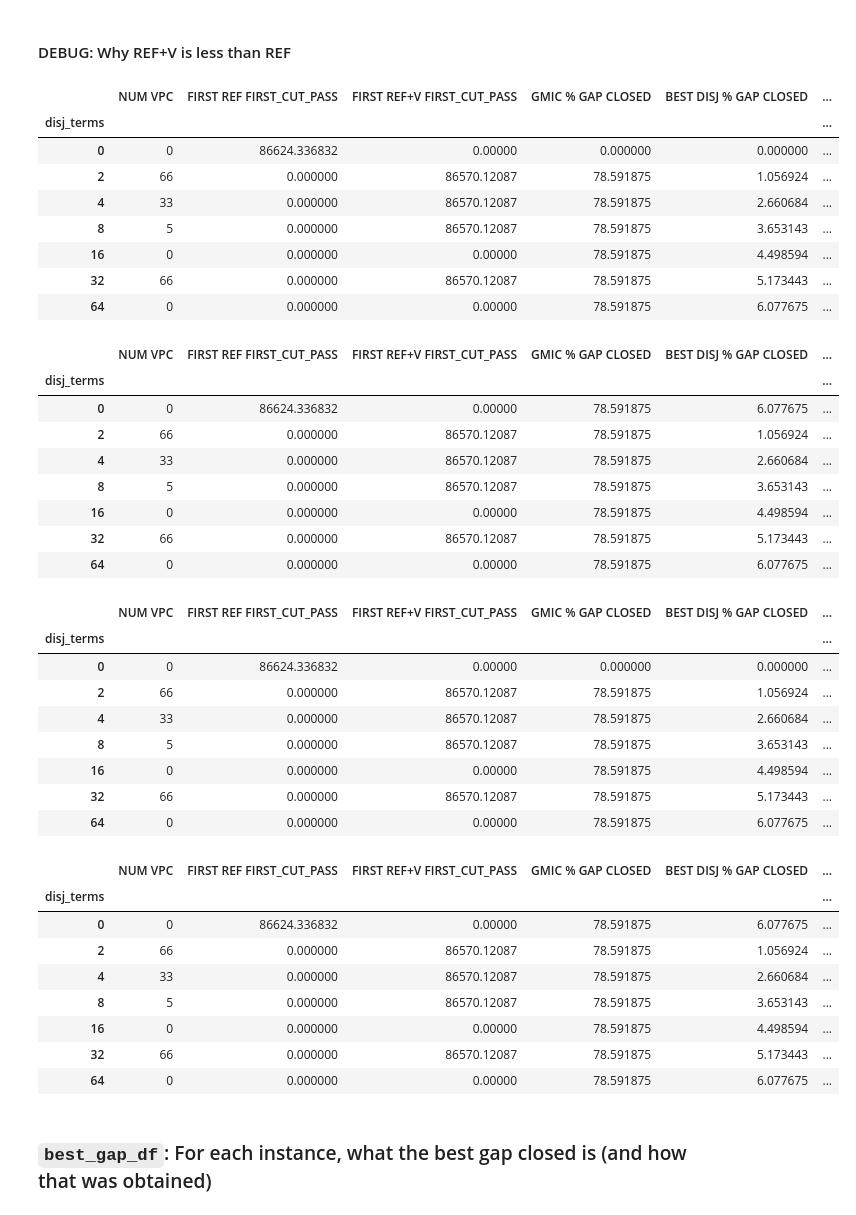
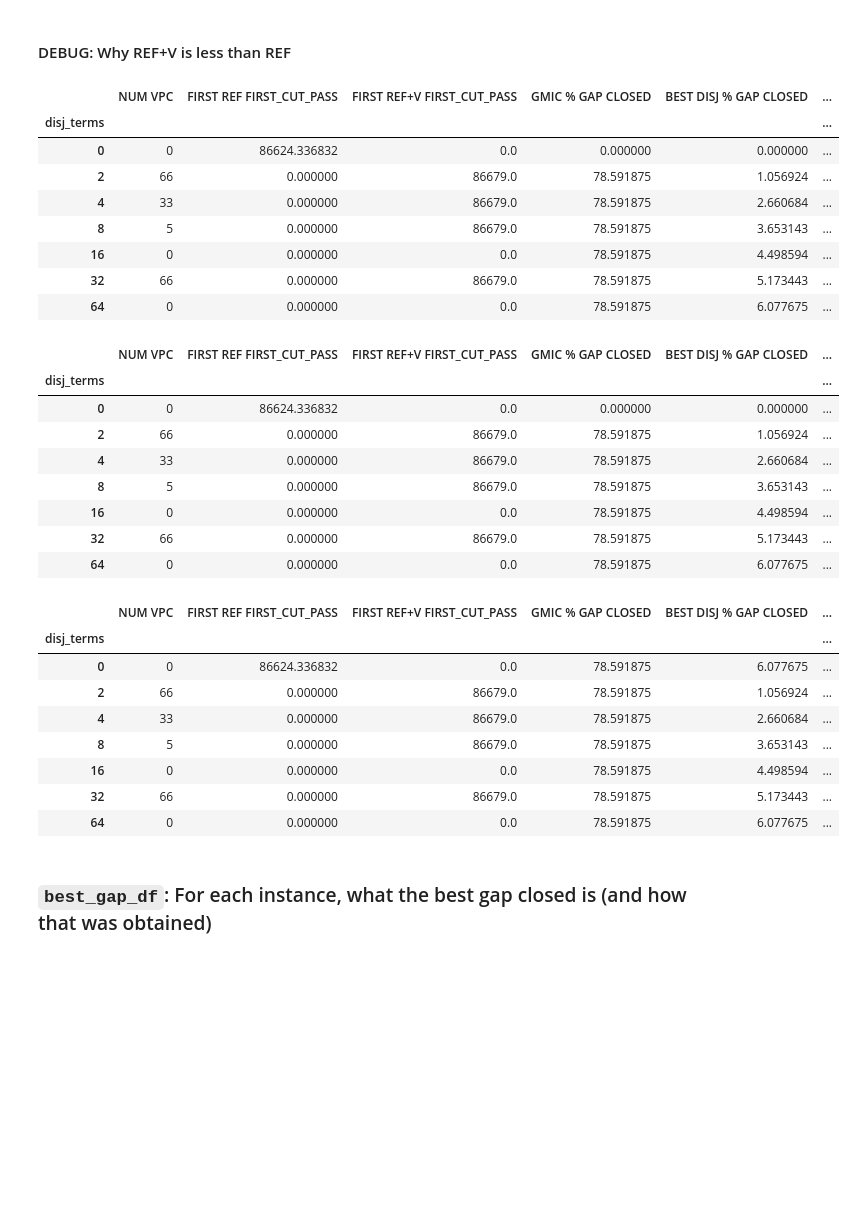
Before and after one commit to akazachk/vpc, a Jupyter notebook: plots/plots.ipynb, the cells around one changed output. Saved outputs shown, nothing was run; the diff lists cells and outputs as text; code cells hidden in the pictures; blank space fills up the shorter version.

```diff
--- a/plots/plots.ipynb
+++ b/plots/plots.ipynb
@@ -334,0 +337,16 @@ df.index = df.index.remove_unused_levels()
+# %%
+inst_set = df["FIRST REF+V ROOT_PASSES"] == 1
+tmp_df = df[inst_set]
+tmp_df = tmp_df[["LP OBJ", "FIRST REF+V BOUND", "FIRST REF+V FIRST_CUT_PASS", "FIRST REF+V LAST_CUT_PASS"]]
+tmp_df.tail(30)
+
+tmp_tmp_df = tmp_df["LP OBJ"] - tmp_df["FIRST REF+V FIRST_CUT_PASS"]
+assert(tmp_tmp_df.max() < EPS)
+
+refcol = "FIRST REF+V BOUND"
+col = "FIRST REF+V FIRST_CUT_PASS"
+df.loc[inst_set,col] = tmp_df[refcol].values
+col = "FIRST REF+V LAST_CUT_PASS"
+df.loc[inst_set,col] = tmp_df[refcol].values
+
+df.loc["misc02_presolved",[refcol, "FIRST REF+V FIRST_CUT_PASS","FIRST REF+V LAST_CUT_PASS"]]
@@ -995,31 +1023,29 @@ display(selected_gap_df.head(21).loc[:,[col_num_vpcs]+gap_cols])
 # %%
 ### DEBUG
 # Why REF+V < REF
 
 inst = 'f2gap801600_presolved'
 
-display(gap_df.loc[inst,['NUM VPC']+['FIRST REF FIRST_CUT_PASS']+['FIRST REF+V FIRST_CUT_PASS']+gap_cols])
+tmp_df = gap_df.loc[inst,['NUM VPC']+['FIRST REF FIRST_CUT_PASS']+['FIRST REF+V FIRST_CUT_PASS']+gap_cols+['LP OBJ','IP OBJ']]
 
-display(selected_gap_df.loc[inst,['NUM VPC']+['FIRST REF FIRST_CUT_PASS']+['FIRST REF+V FIRST_CUT_PASS']+gap_cols])
+# display(tmp_df)
+# display(gap_df.loc[inst,['NUM VPC']+['FIRST REF FIRST_CUT_PASS']+['FIRST REF+V FIRST_CUT_PASS']+gap_cols])
+
+# display(selected_gap_df.loc[inst,['NUM VPC']+['FIRST REF FIRST_CUT_PASS']+['FIRST REF+V FIRST_CUT_PASS']+gap_cols])
+
+col = "REF+V FIRST_CUT_PASS"
+tmp_df[col + " % GAP CLOSED"] = calc_gap_closed(tmp_df, "FIRST " + col)
+display(tmp_df)
 # %% [output]
 |  | NUM VPC | FIRST REF FIRST_CUT_PASS | FIRST REF+V FIRST_CUT_PASS | GMIC % GAP CLOSED | BEST DISJ % GAP CLOSED | ... |
 | disj_terms |  |  |  |  |  | ... |
-| 0 | 0 | 86624.336832 | 0.00000 | 0.000000 | 0.000000 | ... |
-| 2 | 66 | 0.000000 | 86570.12087 | 78.591875 | 1.056924 | ... |
-| 4 | 33 | 0.000000 | 86570.12087 | 78.591875 | 2.660684 | ... |
-| 8 | 5 | 0.000000 | 86570.12087 | 78.591875 | 3.653143 | ... |
-| 16 | 0 | 0.000000 | 0.00000 | 78.591875 | 4.498594 | ... |
-| 32 | 66 | 0.000000 | 86570.12087 | 78.591875 | 5.173443 | ... |
-| 64 | 0 | 0.000000 | 0.00000 | 78.591875 | 6.077675 | ... |
+| 0 | 0 | 86624.336832 | 0.0 | 0.000000 | 0.000000 | ... |
+| 2 | 66 | 0.000000 | 86679.0 | 78.591875 | 1.056924 | ... |
+| 4 | 33 | 0.000000 | 86679.0 | 78.591875 | 2.660684 | ... |
+| 8 | 5 | 0.000000 | 86679.0 | 78.591875 | 3.653143 | ... |
+| 16 | 0 | 0.000000 | 0.0 | 78.591875 | 4.498594 | ... |
+| 32 | 66 | 0.000000 | 86679.0 | 78.591875 | 5.173443 | ... |
+| 64 | 0 | 0.000000 | 0.0 | 78.591875 | 6.077675 | ... |
-|  | NUM VPC | FIRST REF FIRST_CUT_PASS | FIRST REF+V FIRST_CUT_PASS | GMIC % GAP CLOSED | BEST DISJ % GAP CLOSED | ... |
-| disj_terms |  |  |  |  |  | ... |
-| 0 | 0 | 86624.336832 | 0.00000 | 78.591875 | 6.077675 | ... |
-| 2 | 66 | 0.000000 | 86570.12087 | 78.591875 | 1.056924 | ... |
-| 4 | 33 | 0.000000 | 86570.12087 | 78.591875 | 2.660684 | ... |
-| 8 | 5 | 0.000000 | 86570.12087 | 78.591875 | 3.653143 | ... |
-| 16 | 0 | 0.000000 | 0.00000 | 78.591875 | 4.498594 | ... |
-| 32 | 66 | 0.000000 | 86570.12087 | 78.591875 | 5.173443 | ... |
-| 64 | 0 | 0.000000 | 0.00000 | 78.591875 | 6.077675 | ... |
 # %%
 inst = 'f2gap801600_presolved'
 
@@ -1029,22 +1055,22 @@ display(selected_gap_df.loc[inst,['NUM VPC']+['FIRST REF FIRST_CUT_PASS']+['FIRS
 # %% [output]
 |  | NUM VPC | FIRST REF FIRST_CUT_PASS | FIRST REF+V FIRST_CUT_PASS | GMIC % GAP CLOSED | BEST DISJ % GAP CLOSED | ... |
 | disj_terms |  |  |  |  |  | ... |
-| 0 | 0 | 86624.336832 | 0.00000 | 0.000000 | 0.000000 | ... |
-| 2 | 66 | 0.000000 | 86570.12087 | 78.591875 | 1.056924 | ... |
-| 4 | 33 | 0.000000 | 86570.12087 | 78.591875 | 2.660684 | ... |
-| 8 | 5 | 0.000000 | 86570.12087 | 78.591875 | 3.653143 | ... |
-| 16 | 0 | 0.000000 | 0.00000 | 78.591875 | 4.498594 | ... |
-| 32 | 66 | 0.000000 | 86570.12087 | 78.591875 | 5.173443 | ... |
-| 64 | 0 | 0.000000 | 0.00000 | 78.591875 | 6.077675 | ... |
+| 0 | 0 | 86624.336832 | 0.0 | 0.000000 | 0.000000 | ... |
+| 2 | 66 | 0.000000 | 86679.0 | 78.591875 | 1.056924 | ... |
+| 4 | 33 | 0.000000 | 86679.0 | 78.591875 | 2.660684 | ... |
+| 8 | 5 | 0.000000 | 86679.0 | 78.591875 | 3.653143 | ... |
+| 16 | 0 | 0.000000 | 0.0 | 78.591875 | 4.498594 | ... |
+| 32 | 66 | 0.000000 | 86679.0 | 78.591875 | 5.173443 | ... |
+| 64 | 0 | 0.000000 | 0.0 | 78.591875 | 6.077675 | ... |
 |  | NUM VPC | FIRST REF FIRST_CUT_PASS | FIRST REF+V FIRST_CUT_PASS | GMIC % GAP CLOSED | BEST DISJ % GAP CLOSED | ... |
 | disj_terms |  |  |  |  |  | ... |
-| 0 | 0 | 86624.336832 | 0.00000 | 78.591875 | 6.077675 | ... |
-| 2 | 66 | 0.000000 | 86570.12087 | 78.591875 | 1.056924 | ... |
-| 4 | 33 | 0.000000 | 86570.12087 | 78.591875 | 2.660684 | ... |
-| 8 | 5 | 0.000000 | 86570.12087 | 78.591875 | 3.653143 | ... |
-| 16 | 0 | 0.000000 | 0.00000 | 78.591875 | 4.498594 | ... |
-| 32 | 66 | 0.000000 | 86570.12087 | 78.591875 | 5.173443 | ... |
-| 64 | 0 | 0.000000 | 0.00000 | 78.591875 | 6.077675 | ... |
+| 0 | 0 | 86624.336832 | 0.0 | 78.591875 | 6.077675 | ... |
+| 2 | 66 | 0.000000 | 86679.0 | 78.591875 | 1.056924 | ... |
+| 4 | 33 | 0.000000 | 86679.0 | 78.591875 | 2.660684 | ... |
+| 8 | 5 | 0.000000 | 86679.0 | 78.591875 | 3.653143 | ... |
+| 16 | 0 | 0.000000 | 0.0 | 78.591875 | 4.498594 | ... |
+| 32 | 66 | 0.000000 | 86679.0 | 78.591875 | 5.173443 | ... |
+| 64 | 0 | 0.000000 | 0.0 | 78.591875 | 6.077675 | ... |
 # %% [markdown]
 ### `best_gap_df`: For each instance, what the best gap closed is (and how that was obtained)
 # %%
```
Also changed, not shown: parts of 17 cells of this notebook, 1 other file.
